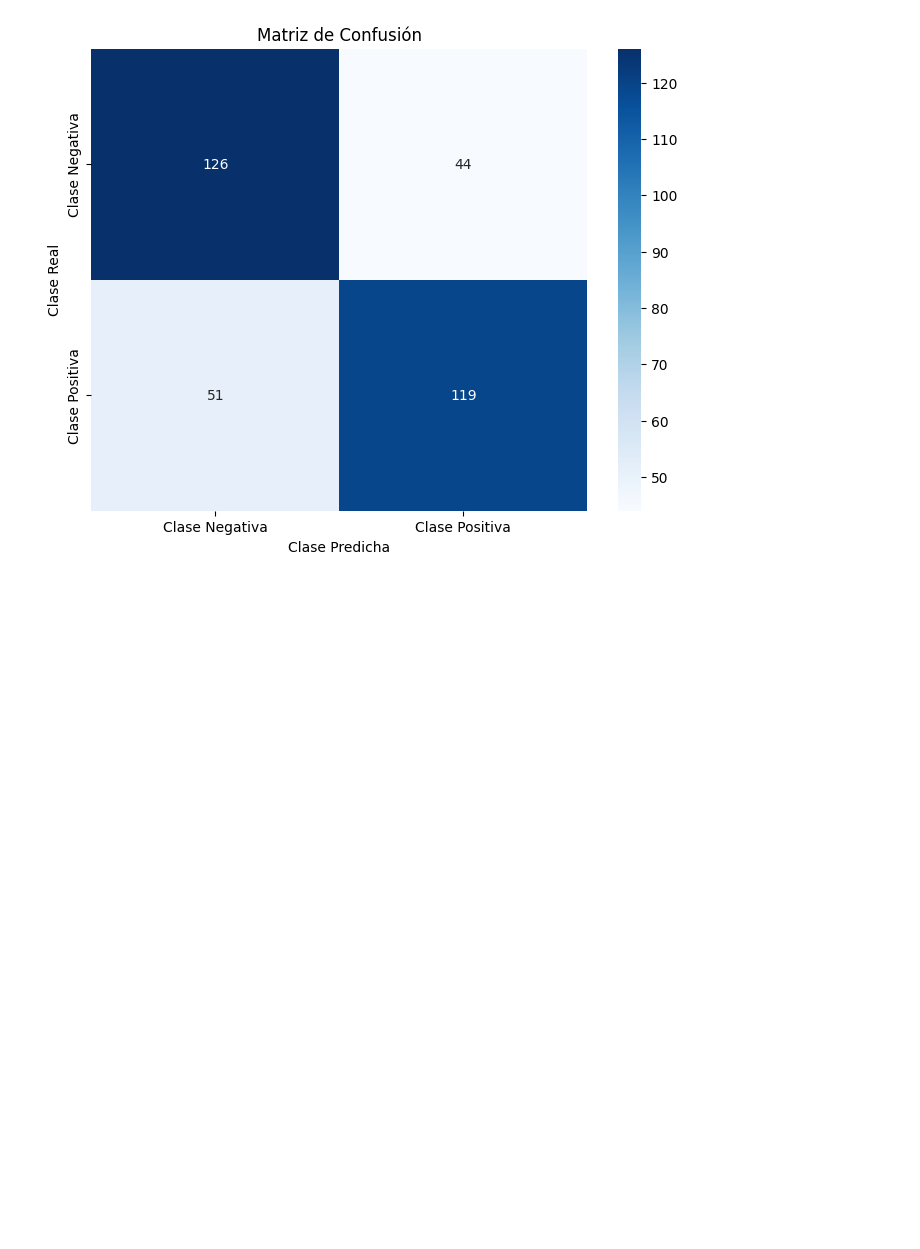
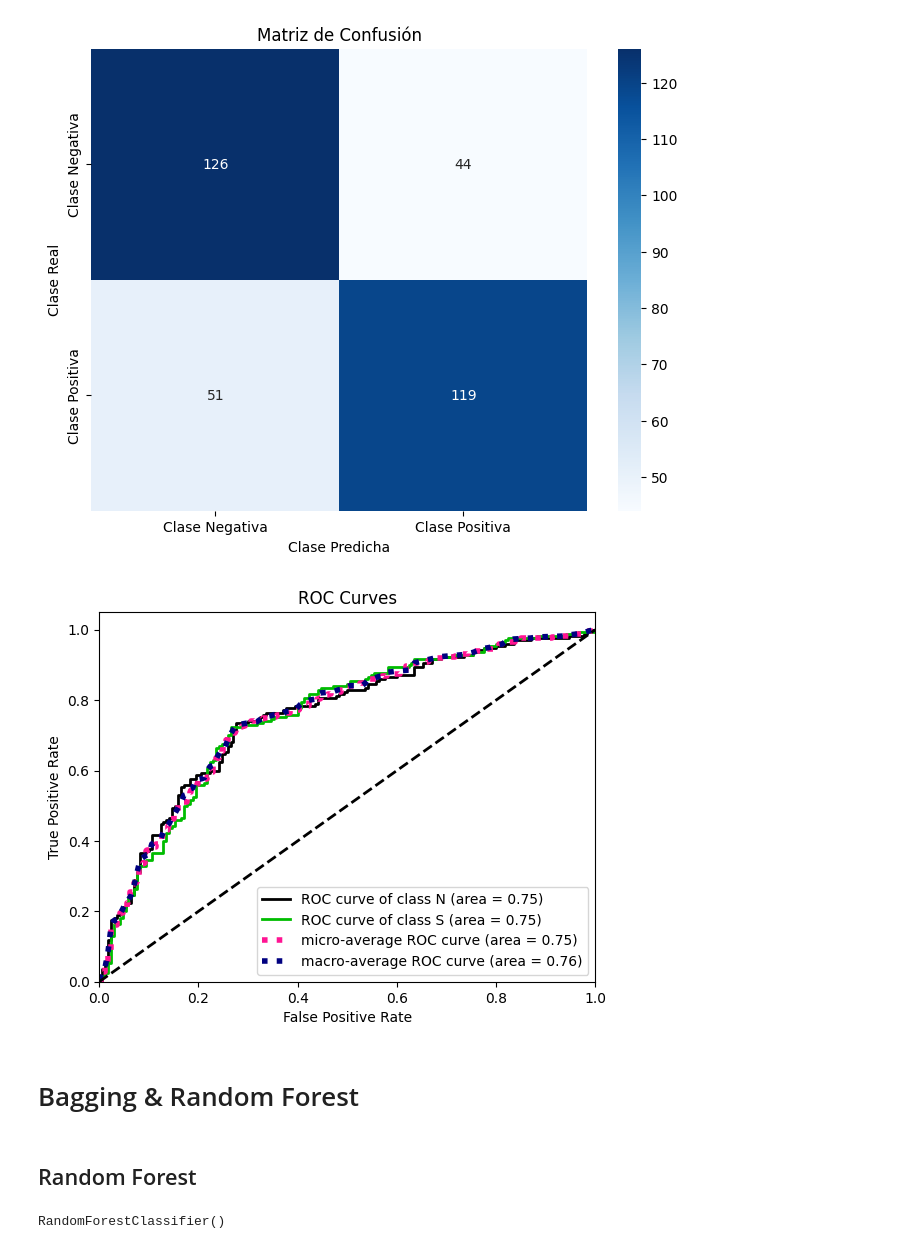
Before and after one commit to barqu3ro/python, a Jupyter notebook: Estudio/Data Science/DataMining/CasoFinal/casofinal.ipynb, the cells around one changed output. Cells and saved outputs as stored; diff of their text form; code cells hidden in the pictures; blank space fills up the shorter version.

Commit message:
Inclusión de modelos finales

```diff
--- a/Estudio/Data Science/DataMining/CasoFinal/casofinal.ipynb
+++ b/Estudio/Data Science/DataMining/CasoFinal/casofinal.ipynb
@@ -420,3 +421,31 @@ plt.title('Matriz de Confusión')
 plt.show()
 # %% [output]
 [figure]
+# %%
+# obtención probabilidad de cada clase de la variable objetivo
+y_test_proba_predict = md_ann.predict_proba(X_test_scaled)
+
+# curva roc
+import scikitplot as skplt # %pip install scikit-plot
+
+skplt.metrics.plot_roc(y_true=y_test, y_probas=y_test_proba_predict)
+plt.show()
+# %% [output]
+[figure, added]
+# %% [markdown]
+# Bagging & Random Forest
+# %% [markdown]
+## Random Forest
+# %%
+#############################################
+## Random Forest
+#############################################
+
+# construcción del modelo
+from sklearn.ensemble import RandomForestClassifier
+
+np.random.seed(123)
+md_rf = RandomForestClassifier()
+md_rf.fit(X_train, y_train)
+# %% [output]
+RandomForestClassifier()
```
Also changed, not shown: parts of 15 cells of this notebook.
